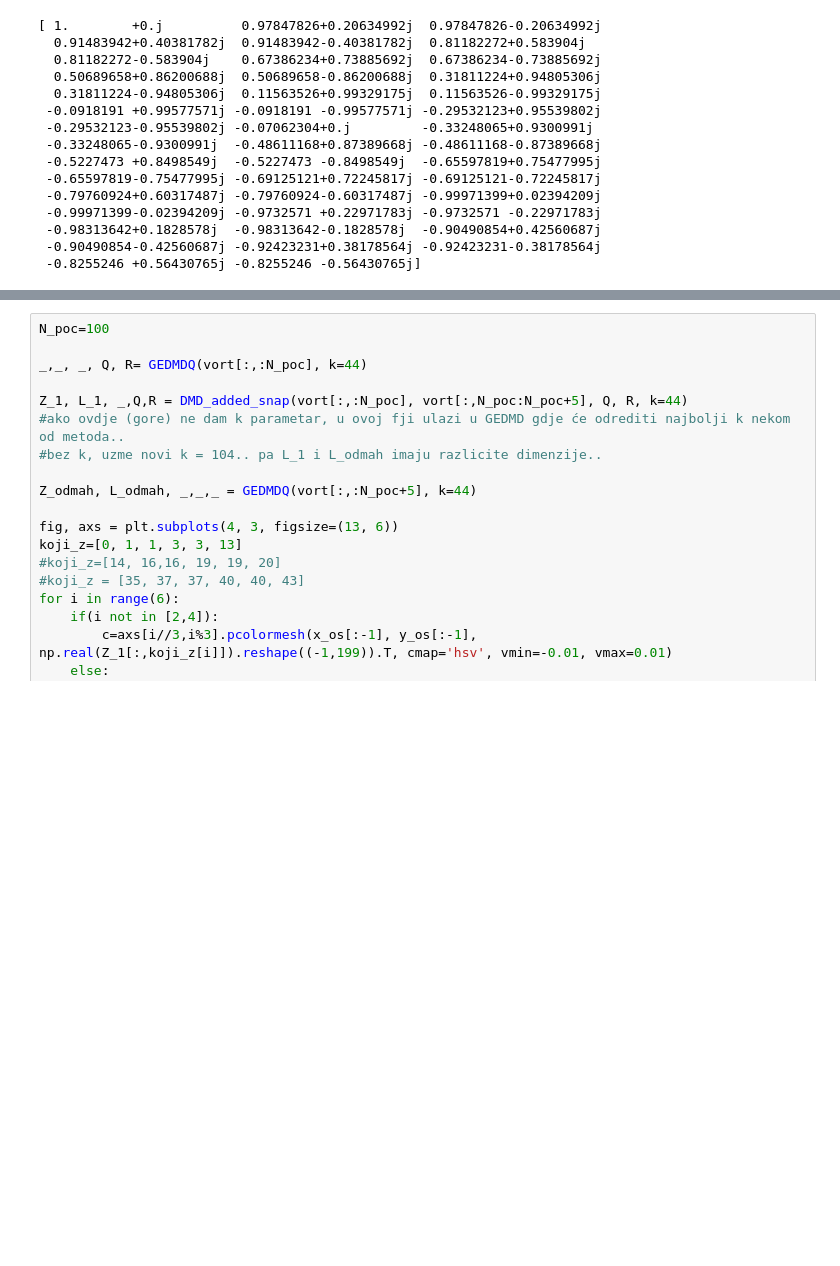
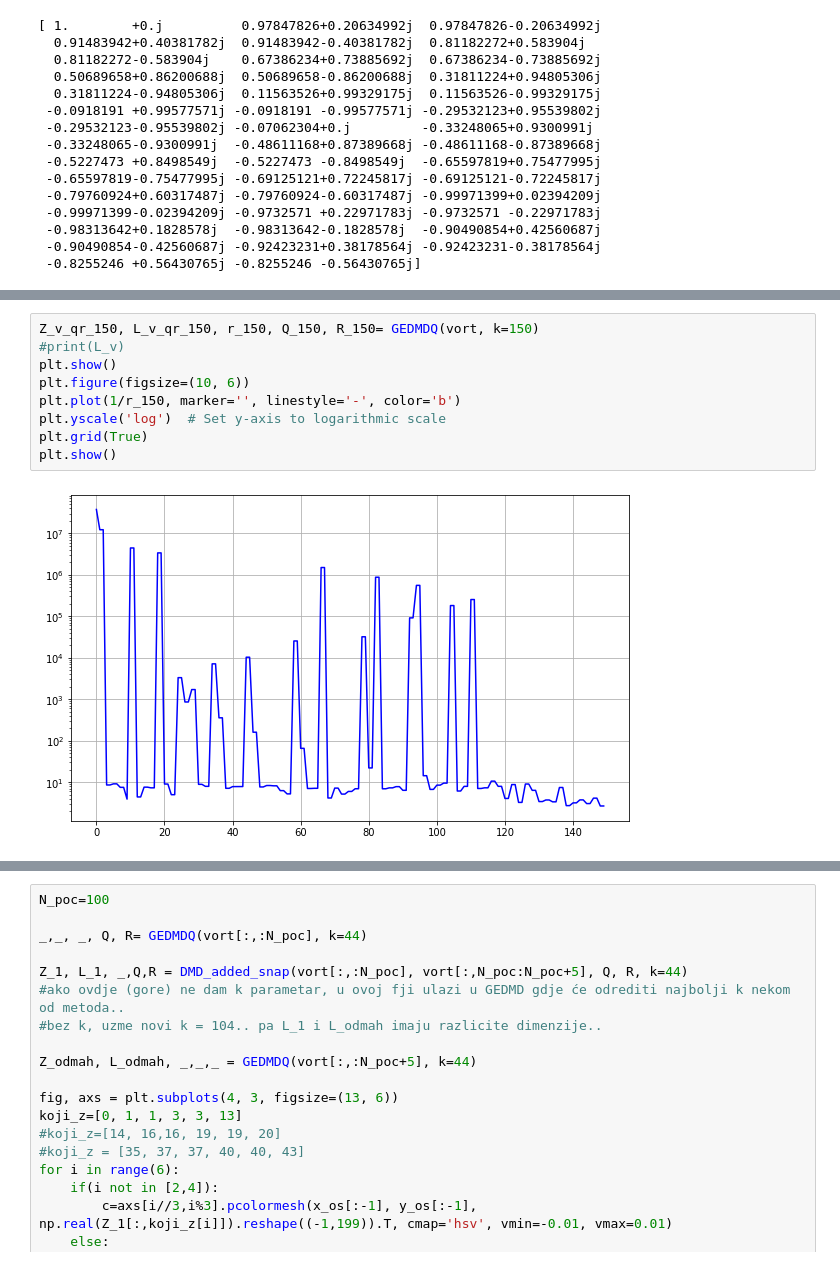
Before and after one commit to ela-d/DMD, a Jupyter notebook: Vorticity_example.ipynb, the cells around one changed output, grey strips where cells are left out. Cells and saved outputs as stored; diff of their text form; blank space fills up the shorter version.

```diff
--- a/Vorticity_example.ipynb
+++ b/Vorticity_example.ipynb
@@ -128,0 +148,11 @@ plt.show()
+# %%
+Z_v_qr_150, L_v_qr_150, r_150, Q_150, R_150= GEDMDQ(vort, k=150)
+#print(L_v)
+plt.show()
+plt.figure(figsize=(10, 6))
+plt.plot(1/r_150, marker='', linestyle='-', color='b')
+plt.yscale('log')  # Set y-axis to logarithmic scale
+plt.grid(True)
+plt.show()
+# %% [output]
+[figure, added]
```
Also changed, not shown: parts of 11 cells of this notebook, 2 other files.
